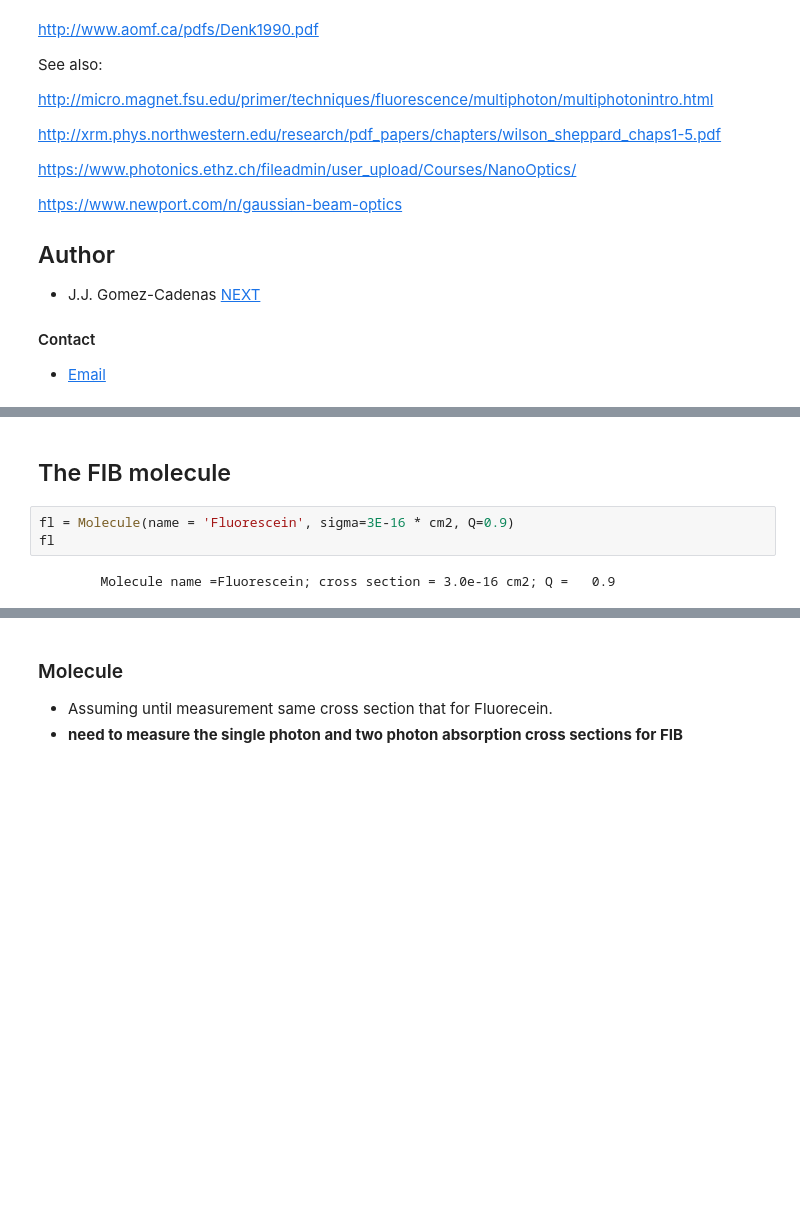
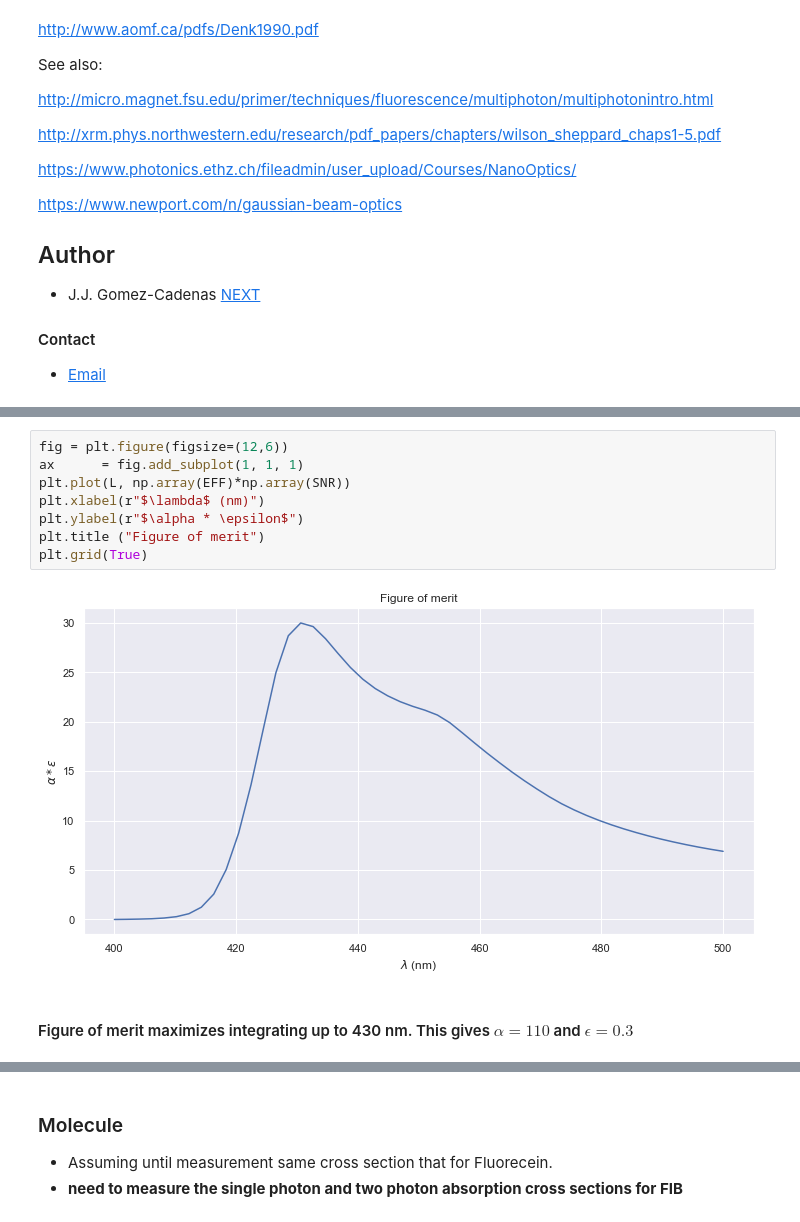
Before and after one commit to franmon/sabatnb, a Jupyter notebook: TwoPhotonML.ipynb, the cells around one changed output, grey strips where cells are left out. Saved outputs shown, nothing was run; the diff lists cells and outputs as text; blank space fills up the shorter version.

```diff
--- a/TwoPhotonML.ipynb
+++ b/TwoPhotonML.ipynb
@@ -86,3 +150,15 @@ https://www.newport.com/n/gaussian-beam-optics
+# %%
+fig = plt.figure(figsize=(12,6))
+ax      = fig.add_subplot(1, 1, 1)
+plt.plot(L, np.array(EFF)*np.array(SNR))
+plt.xlabel(r"$\lambda$ (nm)")
+plt.ylabel(r"$\alpha * \epsilon$")
+plt.title ("Figure of merit")
+plt.grid(True)
+# %% [output]
+[figure, added]
+# %% [markdown]
+#### Figure of merit maximizes integrating up to 430 nm. This gives $\alpha = 110$ and $\epsilon = 0.3$
 # %% [markdown]
 ## Two Photon Absorption
 
@@ -280,10 +356,3 @@ Notice that the units are photons per unit time, as expected:
 [<F(t)>] = {\rm \frac{molecule}{L^3}\frac{L^4 T}{photon \, molecule}  L^{-1}
 \frac{photons^2}{T^2}  =  \frac{photon}{T}}
 \end{equation}
-# %% [markdown]
-## The FIB molecule
-# %%
-fl = Molecule(name = 'Fluorescein', sigma=3E-16 * cm2, Q=0.9)
-fl
-# %% [output]
-        Molecule name =Fluorescein; cross section = 3.0e-16 cm2; Q =   0.9
```
Also changed, not shown: parts of 41 cells of this notebook, 7 other files.
